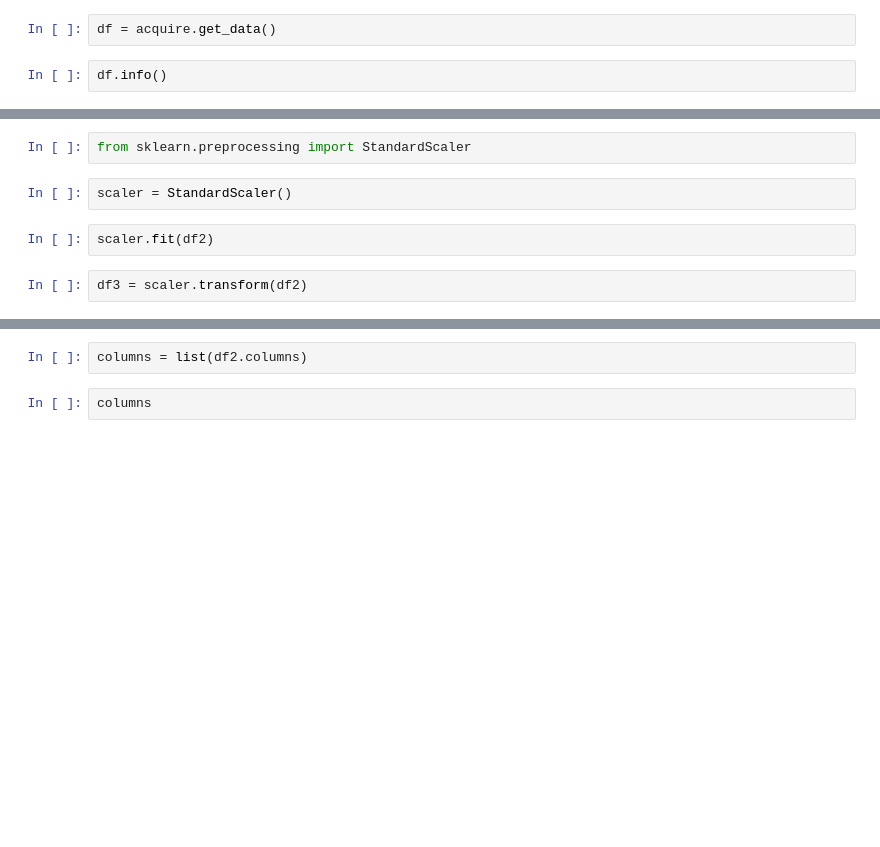
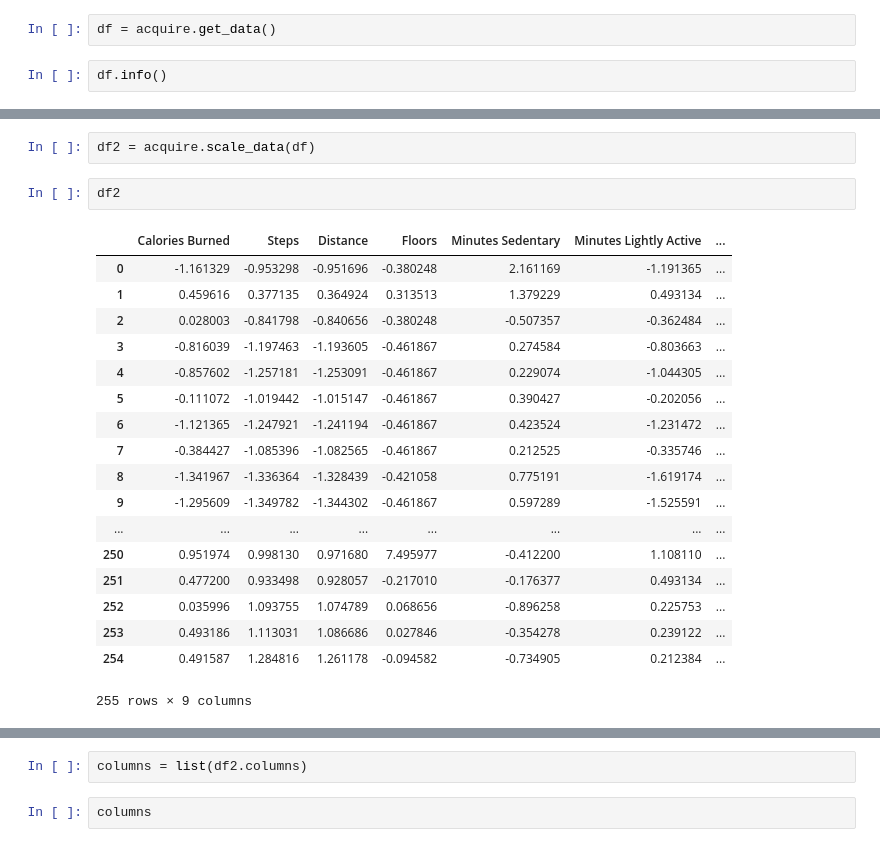
Before and after one commit to CrapWork/time-series, a Jupyter notebook: bare-bones.ipynb, the cells around one changed output, grey strips where cells are left out. Saved outputs shown, nothing was run; the diff lists cells and outputs as text; blank space fills up the shorter version.

Commit message:
added a standardscaling function

```diff
--- a/bare-bones.ipynb
+++ b/bare-bones.ipynb
@@ -25,8 +30,23 @@ df.head()
-# %%
-from sklearn.preprocessing import StandardScaler
-# %%
-scaler = StandardScaler()
-# %%
-scaler.fit(df2)
-# %%
-df3 = scaler.transform(df2)
+# %%
+df2 = acquire.scale_data(df)
+# %%
+df2
+# %% [output]
+|  | Calories Burned | Steps | Distance | Floors | Minutes Sedentary | Minutes Lightly Active | ... |
+| 0 | -1.161329 | -0.953298 | -0.951696 | -0.380248 | 2.161169 | -1.191365 | ... |
+| 1 | 0.459616 | 0.377135 | 0.364924 | 0.313513 | 1.379229 | 0.493134 | ... |
+| 2 | 0.028003 | -0.841798 | -0.840656 | -0.380248 | -0.507357 | -0.362484 | ... |
+| 3 | -0.816039 | -1.197463 | -1.193605 | -0.461867 | 0.274584 | -0.803663 | ... |
+| 4 | -0.857602 | -1.257181 | -1.253091 | -0.461867 | 0.229074 | -1.044305 | ... |
+| 5 | -0.111072 | -1.019442 | -1.015147 | -0.461867 | 0.390427 | -0.202056 | ... |
+| 6 | -1.121365 | -1.247921 | -1.241194 | -0.461867 | 0.423524 | -1.231472 | ... |
+| 7 | -0.384427 | -1.085396 | -1.082565 | -0.461867 | 0.212525 | -0.335746 | ... |
+| 8 | -1.341967 | -1.336364 | -1.328439 | -0.421058 | 0.775191 | -1.619174 | ... |
+| 9 | -1.295609 | -1.349782 | -1.344302 | -0.461867 | 0.597289 | -1.525591 | ... |
+| ... | ... | ... | ... | ... | ... | ... | ... |
+| 250 | 0.951974 | 0.998130 | 0.971680 | 7.495977 | -0.412200 | 1.108110 | ... |
+| 251 | 0.477200 | 0.933498 | 0.928057 | -0.217010 | -0.176377 | 0.493134 | ... |
+| 252 | 0.035996 | 1.093755 | 1.074789 | 0.068656 | -0.896258 | 0.225753 | ... |
+| 253 | 0.493186 | 1.113031 | 1.086686 | 0.027846 | -0.354278 | 0.239122 | ... |
+| 254 | 0.491587 | 1.284816 | 1.261178 | -0.094582 | -0.734905 | 0.212384 | ... |
+255 rows × 9 columns
```
Also changed, not shown: parts of 3 cells of this notebook, 1 other file.
